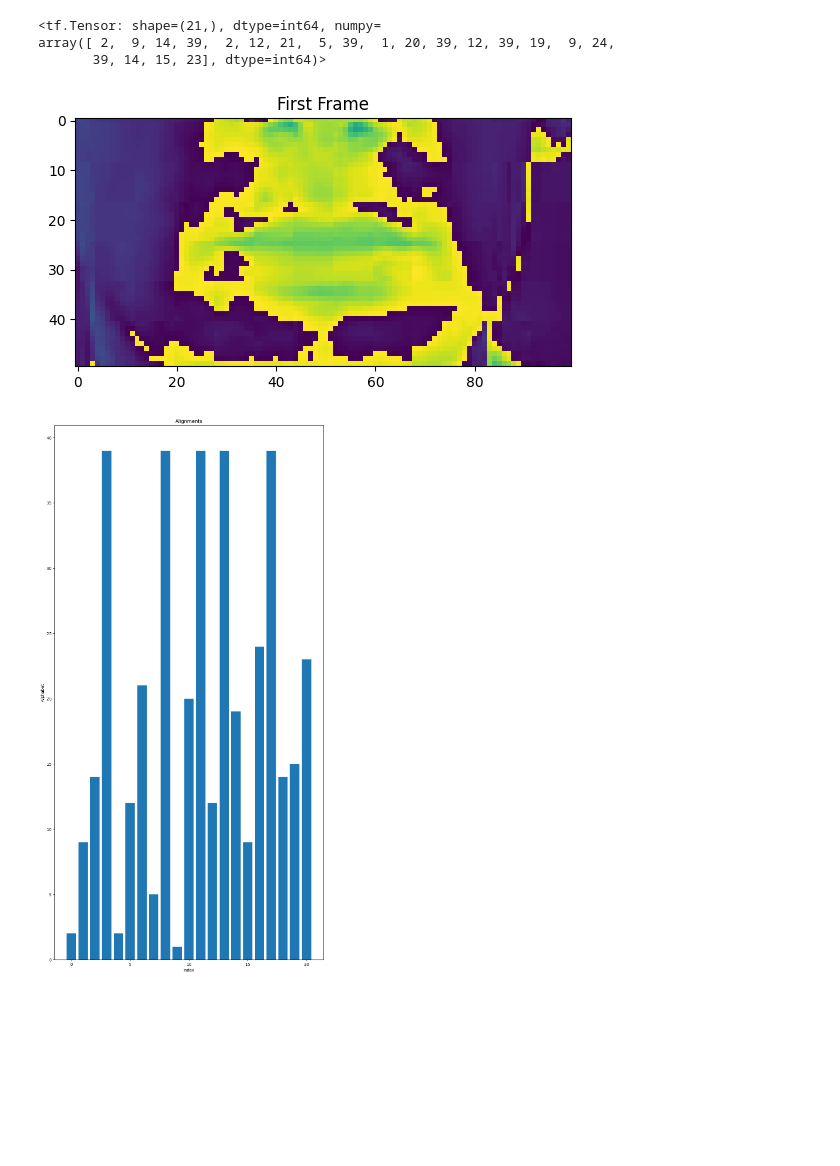
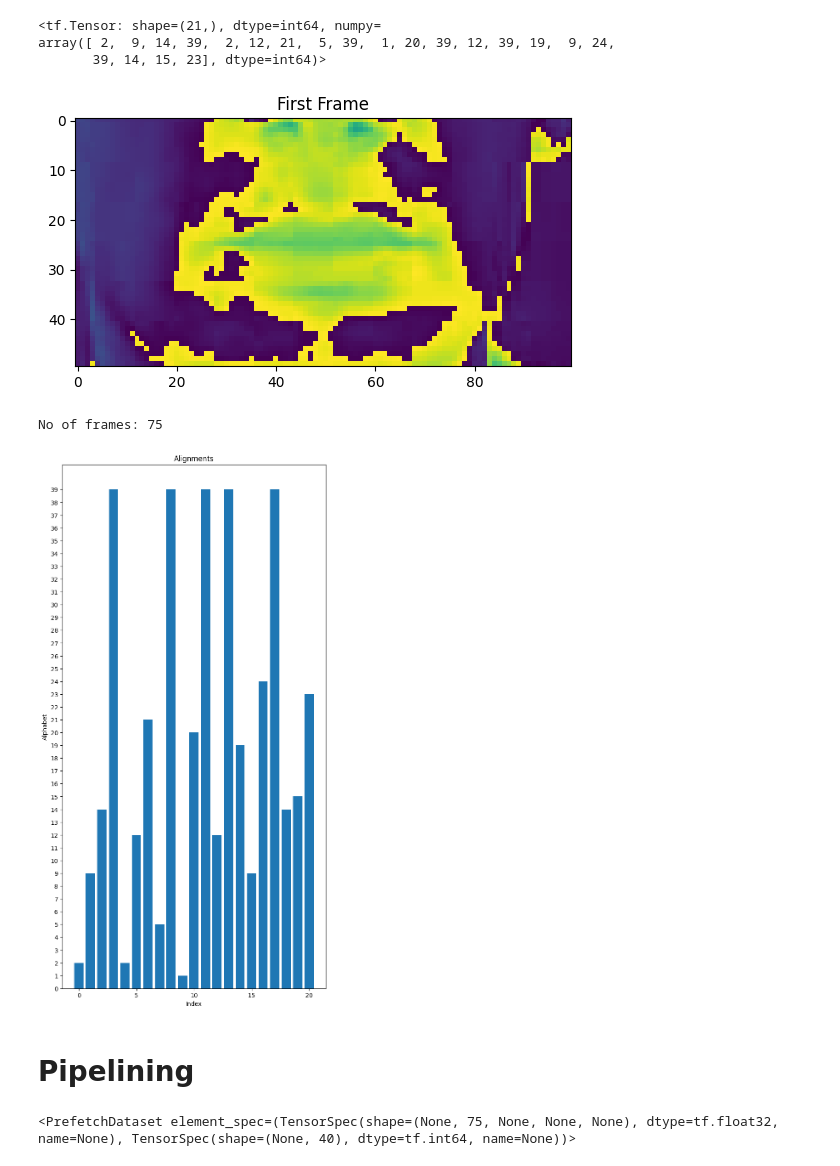
Before and after one commit to soham-slp/Lipnet_lipreading, a Jupyter notebook: Model.ipynb, the cells around one changed output. Drawn from its saved outputs; the diff is of its cells as text; code cells hidden in the pictures; blank space fills up the shorter version.

Commit message:
Pipeline created and tested!

```diff
--- a/Model.ipynb
+++ b/Model.ipynb
@@ -48,16 +45,27 @@ array([ 2,  9, 14, 39,  2, 12, 21,  5, 39,  1, 20, 39, 12, 39, 19,  9, 24,
 # %%
 frames, alignments = load_data(tf.convert_to_tensor('.\\data\\alignments\\s1\\bbal6n.align'))
 
 plt.title('First Frame')
 plt.imshow(frames[0])
 plt.show()
 
-plt.figure(figsize = (12, 24))
+print(f'No of frames: { len(frames) }')
+
+plt.figure(figsize = (8, 16))
 plt.title('Alignments')
 plt.bar(x = range(len(alignments.numpy())), height = alignments.numpy())
 plt.ylabel('Alphabet')
+plt.yticks(range(np.max(alignments.numpy()) + 1))
 plt.xlabel('Index')
 plt.show()
 # %% [output]
 [figure]
+No of frames: 75
-[figure, old version]
+[figure, new version]
+# %% [markdown]
+# Pipelining
+# %%
+data = create_pipeline()
+data
+# %% [output]
+<PrefetchDataset element_spec=(TensorSpec(shape=(None, 75, None, None, None), dtype=tf.float32, name=None), TensorSpec(shape=(None, 40), dtype=tf.int64, name=None))>
```
Also changed, not shown: parts of 10 cells of this notebook, 1 other file.
